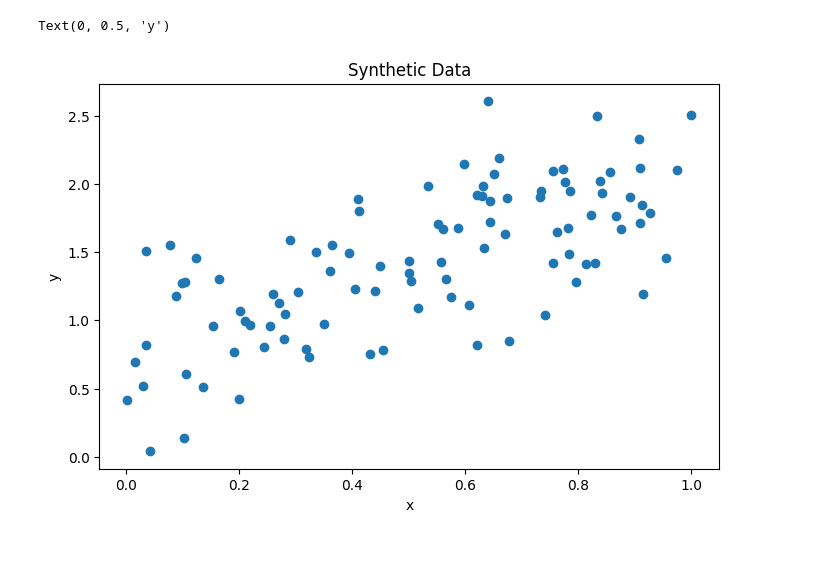
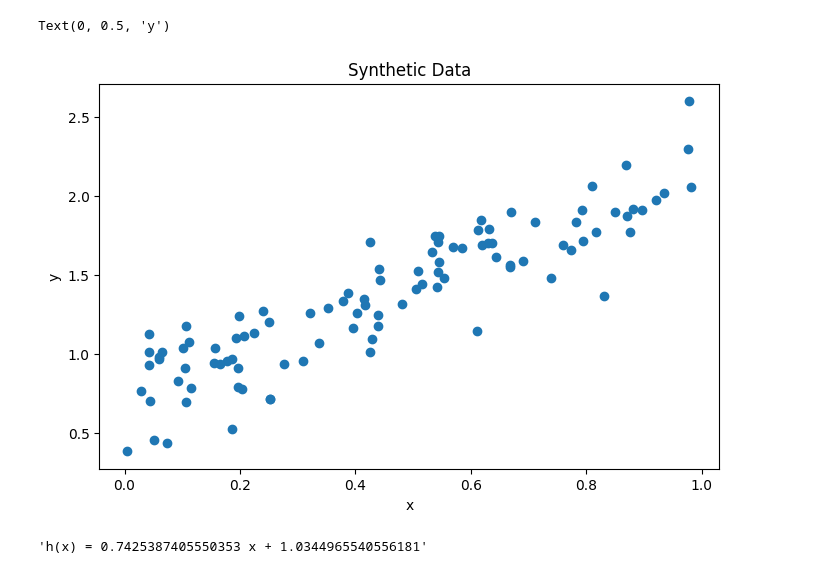
Before and after one commit to talhajamal11/mathematical_modelling, a Jupyter notebook: src/LinearRegression/research.ipynb, the cells around one changed output. Cells and saved outputs as stored; diff of their text form; code cells hidden in the pictures.

```diff
--- a/src/LinearRegression/research.ipynb
+++ b/src/LinearRegression/research.ipynb
@@ -5,18 +5,18 @@ import matplotlib.pyplot as plt
 # %%
 # Create Synthetic Data - Linear Regression Model
 n = 100
-x = np.random.rand(n)
+X = np.random.rand(n)
 
  # Normally Distributed Errors
-error = np.random.normal(scale=0.4, size=n)
-y = 0.7 + 1.5*x + error
+error = np.random.normal(scale=0.2, size=n)
+Y = 0.7 + 1.5*X + error
 # %%
 # Plot of the Synthetic Data
 plt.figure(figsize=(8,5))
-plt.scatter(x, y)
+plt.scatter(X, Y)
 plt.title("Synthetic Data")
 plt.xlabel("x")
 plt.ylabel("y")
 # %% [output]
 Text(0, 0.5, 'y')
-[figure, old version]
+[figure, new version]
@@ -22,0 +90,4 @@ Text(0, 0.5, 'y')
+# %%
+f"h(x) = {lr_weights[0]} x + {lr_weights[1]}"
+# %% [output]
+'h(x) = 0.7425387405550353 x + 1.0344965540556181'
```
Also changed, not shown: parts of 4 cells of this notebook.
